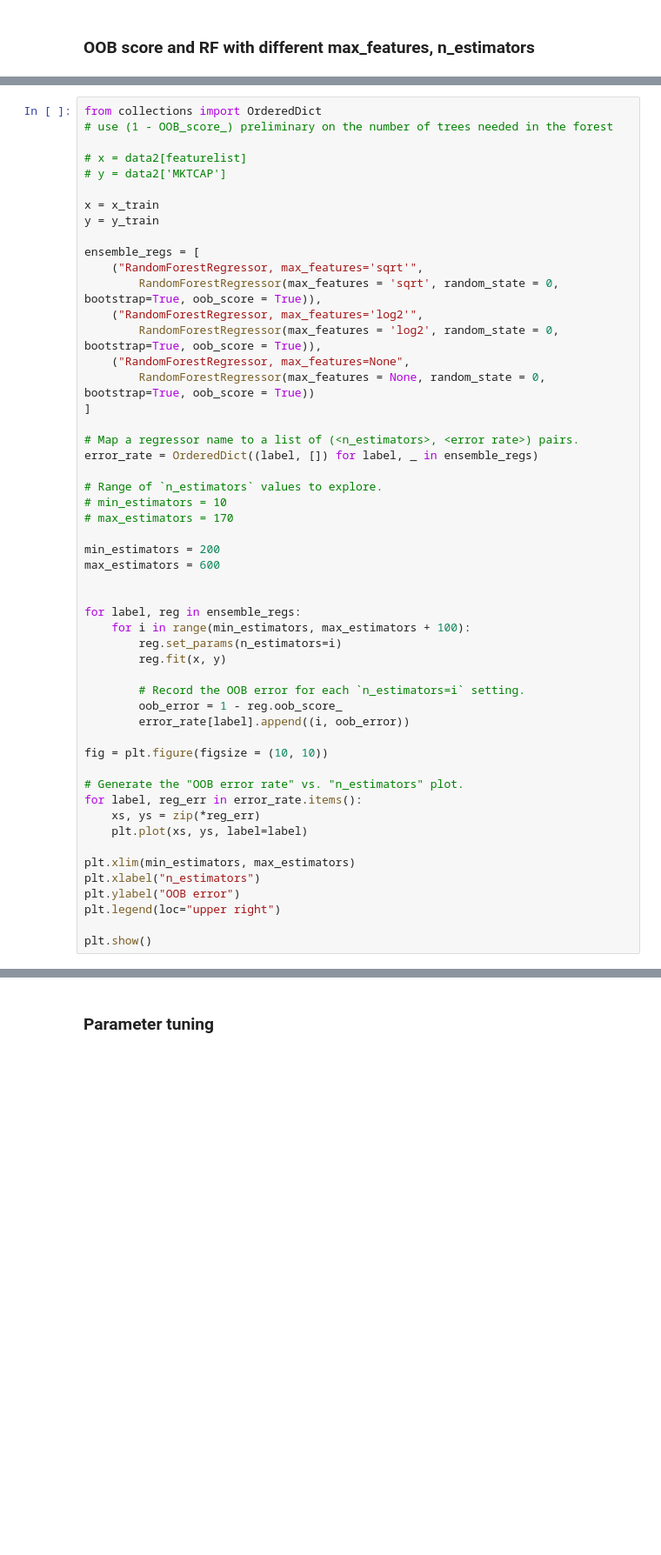
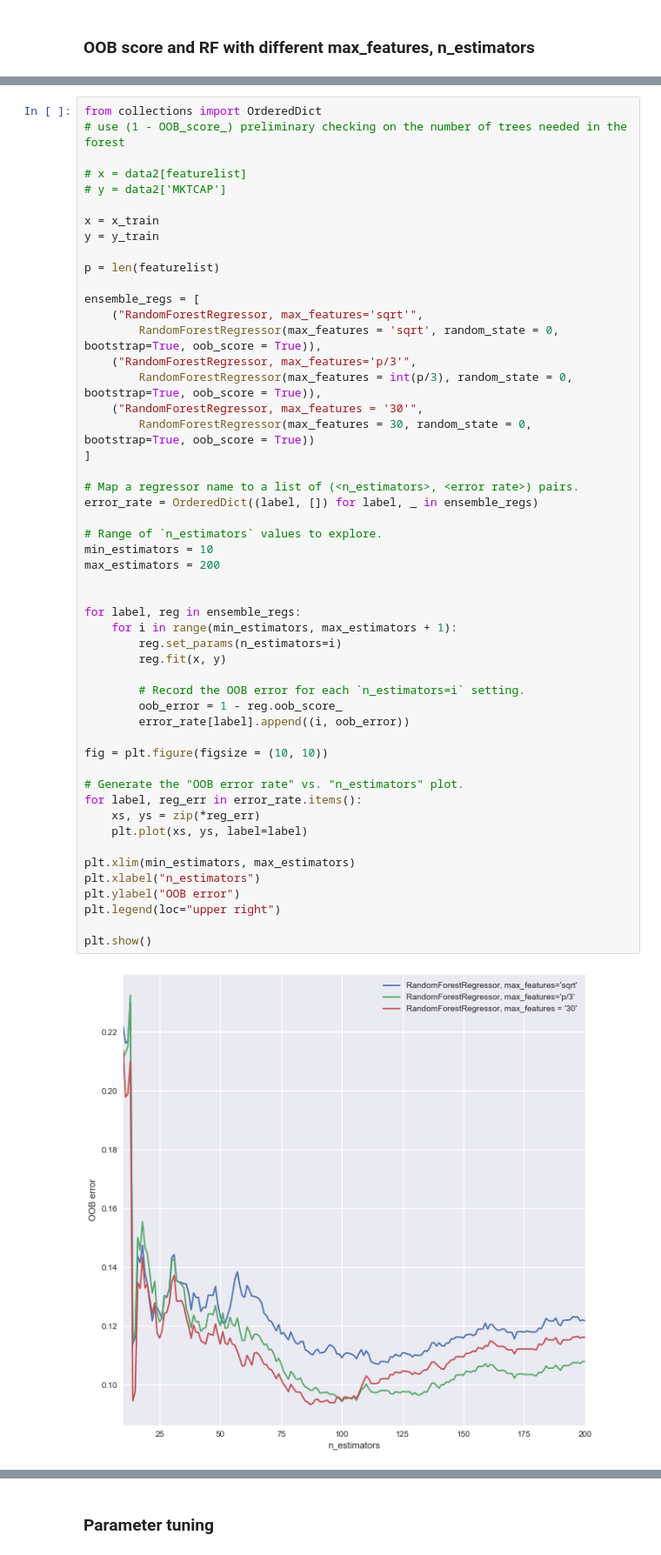
Before and after one commit to yueying-teng/RF, a Jupyter notebook: GR_RF.ipynb, the cells around one changed output, grey strips where cells are left out. Shown at 87% size. Cells and saved outputs as stored; diff of their text form; blank space fills up the shorter version.

```diff
--- a/GR_RF.ipynb
+++ b/GR_RF.ipynb
@@ -410,7 +412,7 @@ regr.get_params()
  'warm_start': False}
 # %%
 from collections import OrderedDict
-# use (1 - OOB_score_) preliminary on the number of trees needed in the forest
+# use (1 - OOB_score_) preliminary checking on the number of trees needed in the forest
 
 # x = data2[featurelist]
 # y = data2['MKTCAP']
@@ -418,45 +420,46 @@ from collections import OrderedDict
 x = x_train
 y = y_train
 
+p = len(featurelist)
+
 ensemble_regs = [
     ("RandomForestRegressor, max_features='sqrt'",
         RandomForestRegressor(max_features = 'sqrt', random_state = 0, bootstrap=True, oob_score = True)),
-    ("RandomForestRegressor, max_features='log2'",
-        RandomForestRegressor(max_features = 'log2', random_state = 0, bootstrap=True, oob_score = True)),
-    ("RandomForestRegressor, max_features=None",
-        RandomForestRegressor(max_features = None, random_state = 0, bootstrap=True, oob_score = True))
+    ("RandomForestRegressor, max_features='p/3'",
+        RandomForestRegressor(max_features = int(p/3), random_state = 0, bootstrap=True, oob_score = True)),
+    ("RandomForestRegressor, max_features = '30'",
+        RandomForestRegressor(max_features = 30, random_state = 0, bootstrap=True, oob_score = True))
 ]
 
 # Map a regressor name to a list of (<n_estimators>, <error rate>) pairs.
 error_rate = OrderedDict((label, []) for label, _ in ensemble_regs)
 
 # Range of `n_estimators` values to explore.
-# min_estimators = 10
-# max_estimators = 170
-
-min_estimators = 200
-max_estimators = 600
+min_estimators = 10
+max_estimators = 200
 
 
 for label, reg in ensemble_regs:
-    for i in range(min_estimators, max_estimators + 100):
+    for i in range(min_estimators, max_estimators + 1):
         reg.set_params(n_estimators=i)
         reg.fit(x, y)
 
         # Record the OOB error for each `n_estimators=i` setting.
         oob_error = 1 - reg.oob_score_
         error_rate[label].append((i, oob_error))
 
 fig = plt.figure(figsize = (10, 10))
 
 # Generate the "OOB error rate" vs. "n_estimators" plot.
 for label, reg_err in error_rate.items():
     xs, ys = zip(*reg_err)
     plt.plot(xs, ys, label=label)
 
 plt.xlim(min_estimators, max_estimators)
 plt.xlabel("n_estimators")
 plt.ylabel("OOB error")
 plt.legend(loc="upper right")
 
 plt.show()
+# %% [output]
+[figure, added]
```
Also changed, not shown: parts of 69 cells of this notebook.
